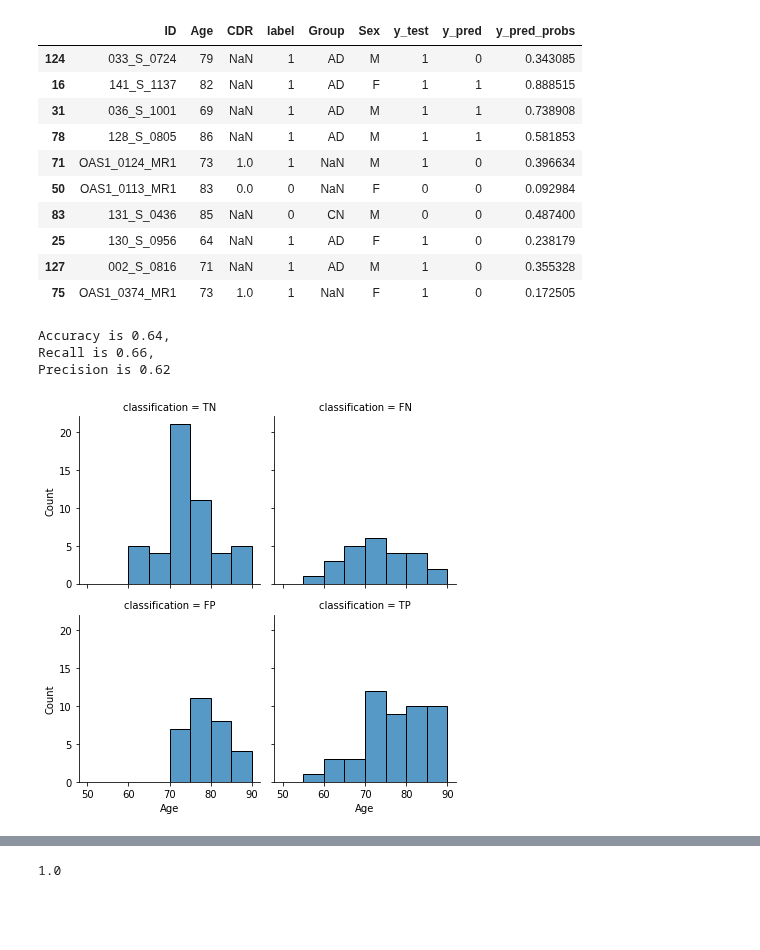
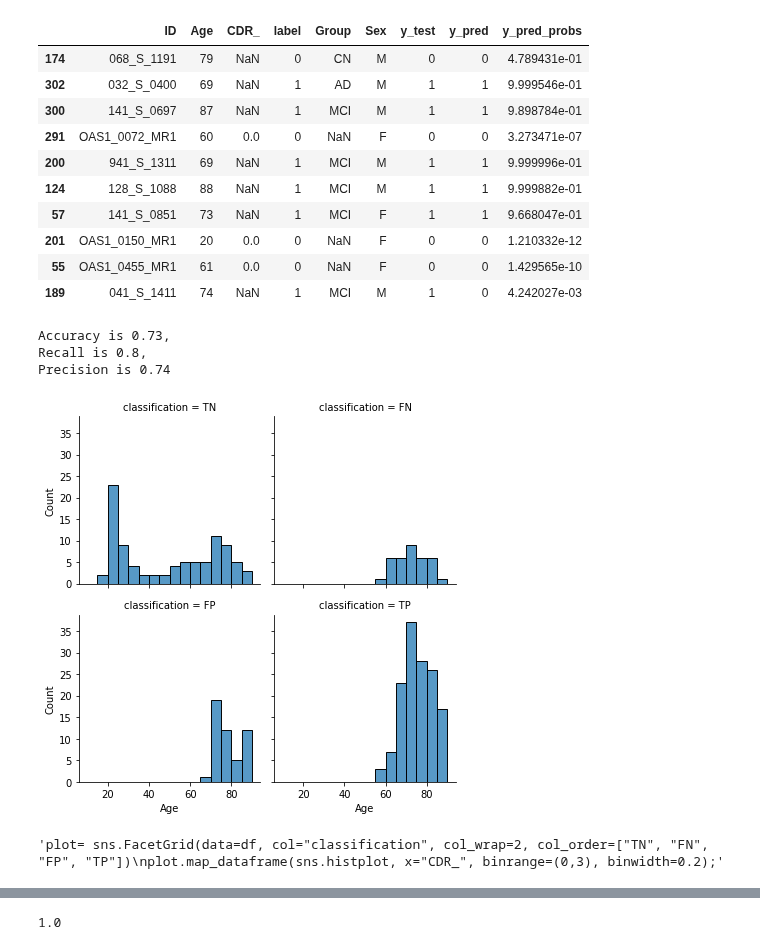
Before and after one commit to tamap94/ds-capstone-alzheimers-, a Jupyter notebook: modelling/error_analysis.ipynb, the cells around one changed output, grey strips where cells are left out. Cells and saved outputs as stored; diff of their text form; code cells hidden in the pictures; blank space fills up the shorter version.

```diff
--- a/modelling/error_analysis.ipynb
+++ b/modelling/error_analysis.ipynb
@@ -3,26 +3,27 @@ import pandas as pd
 import seaborn as sns
 import matplotlib.pyplot as plt
 # %%
-df= pd.read_csv("../modelling/predictions/22-08-26/few_slices_for_EA-17:55:12.csv")
+file= "22-08-27/VGG16_locConnected-01:26"
+df= pd.read_csv("../modelling/predictions/"+file+"csv.")
 #df= pd.read_csv("../modelling/predictions/22-08-26/few_slices_for_EA-17:49:46.csv")
 
 df["Sex"].fillna(df["M/F"], inplace=True)
-keep_cols = ['ID', 'Age', 'CDR', 'label', 'Group', 'Sex', 'y_test', 'y_pred', 'y_pred_probs']
+keep_cols = ['ID', 'Age', 'CDR_', 'label', 'Group', 'Sex', 'y_test', 'y_pred', 'y_pred_probs']
 df= df[keep_cols]
 
 df.sample(10)
 # %% [output]
-|  | ID | Age | CDR | label | Group | Sex | y_test | y_pred | y_pred_probs |
-| 124 | 033_S_0724 | 79 | NaN | 1 | AD | M | 1 | 0 | 0.343085 |
-| 16 | 141_S_1137 | 82 | NaN | 1 | AD | F | 1 | 1 | 0.888515 |
-| 31 | 036_S_1001 | 69 | NaN | 1 | AD | M | 1 | 1 | 0.738908 |
-| 78 | 128_S_0805 | 86 | NaN | 1 | AD | M | 1 | 1 | 0.581853 |
-| 71 | OAS1_0124_MR1 | 73 | 1.0 | 1 | NaN | M | 1 | 0 | 0.396634 |
-| 50 | OAS1_0113_MR1 | 83 | 0.0 | 0 | NaN | F | 0 | 0 | 0.092984 |
-| 83 | 131_S_0436 | 85 | NaN | 0 | CN | M | 0 | 0 | 0.487400 |
-| 25 | 130_S_0956 | 64 | NaN | 1 | AD | F | 1 | 0 | 0.238179 |
-| 127 | 002_S_0816 | 71 | NaN | 1 | AD | M | 1 | 0 | 0.355328 |
-| 75 | OAS1_0374_MR1 | 73 | 1.0 | 1 | NaN | F | 1 | 0 | 0.172505 |
+|  | ID | Age | CDR_ | label | Group | Sex | y_test | y_pred | y_pred_probs |
+| 174 | 068_S_1191 | 79 | NaN | 0 | CN | M | 0 | 0 | 4.789431e-01 |
+| 302 | 032_S_0400 | 69 | NaN | 1 | AD | M | 1 | 1 | 9.999546e-01 |
+| 300 | 141_S_0697 | 87 | NaN | 1 | MCI | M | 1 | 1 | 9.898784e-01 |
+| 291 | OAS1_0072_MR1 | 60 | 0.0 | 0 | NaN | F | 0 | 0 | 3.273471e-07 |
+| 200 | 941_S_1311 | 69 | NaN | 1 | MCI | M | 1 | 1 | 9.999996e-01 |
+| 124 | 128_S_1088 | 88 | NaN | 1 | MCI | M | 1 | 1 | 9.999882e-01 |
+| 57 | 141_S_0851 | 73 | NaN | 1 | MCI | F | 1 | 1 | 9.668047e-01 |
+| 201 | OAS1_0150_MR1 | 20 | 0.0 | 0 | NaN | F | 0 | 0 | 1.210332e-12 |
+| 55 | OAS1_0455_MR1 | 61 | 0.0 | 0 | NaN | F | 0 | 0 | 1.429565e-10 |
+| 189 | 041_S_1411 | 74 | NaN | 1 | MCI | M | 1 | 0 | 4.242027e-03 |
 # %%
 TP = df[(df.label == 1) & (df.y_pred == 1)]
 FP = df[(df.label == 0) & (df.y_pred == 1)]
@@ -37,9 +38,9 @@ except:
     precision = 0.0
 print(f"Accuracy is {acc}, \nRecall is {recall}, \nPrecision is {precision}")
 # %% [output]
-Accuracy is 0.64,
-Recall is 0.66,
-Precision is 0.62
+Accuracy is 0.73,
+Recall is 0.8,
+Precision is 0.74
 # %%
 def classification(row):
     if (row.label == 1) & (row .y_pred == 1):
@@ -54,12 +55,14 @@ def classification(row):
 df["classification"] = df.apply(lambda row: classification(row), axis=1)
 # %%
 plot= sns.FacetGrid(data=df, col="classification", col_wrap=2, col_order=["TN", "FN", "FP", "TP"])
-plot.map_dataframe(sns.histplot, x="Age", binrange=(50,90), binwidth=5);
+plot.map_dataframe(sns.histplot, x="Age", binrange=(10,90), binwidth=5);
 # %% [output]
-[figure, old version]
+[figure, new version]
 # %%
 '''plot= sns.FacetGrid(data=df, col="classification", col_wrap=2, col_order=["TN", "FN", "FP", "TP"])
-plot.map_dataframe(sns.histplot, x="CDR_", binrange=(0,3), binwidth=0.2)''';
+plot.map_dataframe(sns.histplot, x="CDR_", binrange=(0,3), binwidth=0.2);'''
+# %% [output]
+'plot= sns.FacetGrid(data=df, col="classification", col_wrap=2, col_order=["TN", "FN", "FP", "TP"])\nplot.map_dataframe(sns.histplot, x="CDR_", binrange=(0,3), binwidth=0.2);'
 # %%
 plot= sns.FacetGrid(data=df, col="classification", col_wrap=2, col_order=["TN", "FN", "FP", "TP"])
 plot.map_dataframe(sns.histplot, x="y_pred_probs", binrange=(0,1), binwidth=0.1);
```
Also changed, not shown: parts of 9 cells of this notebook, 10 other files.
